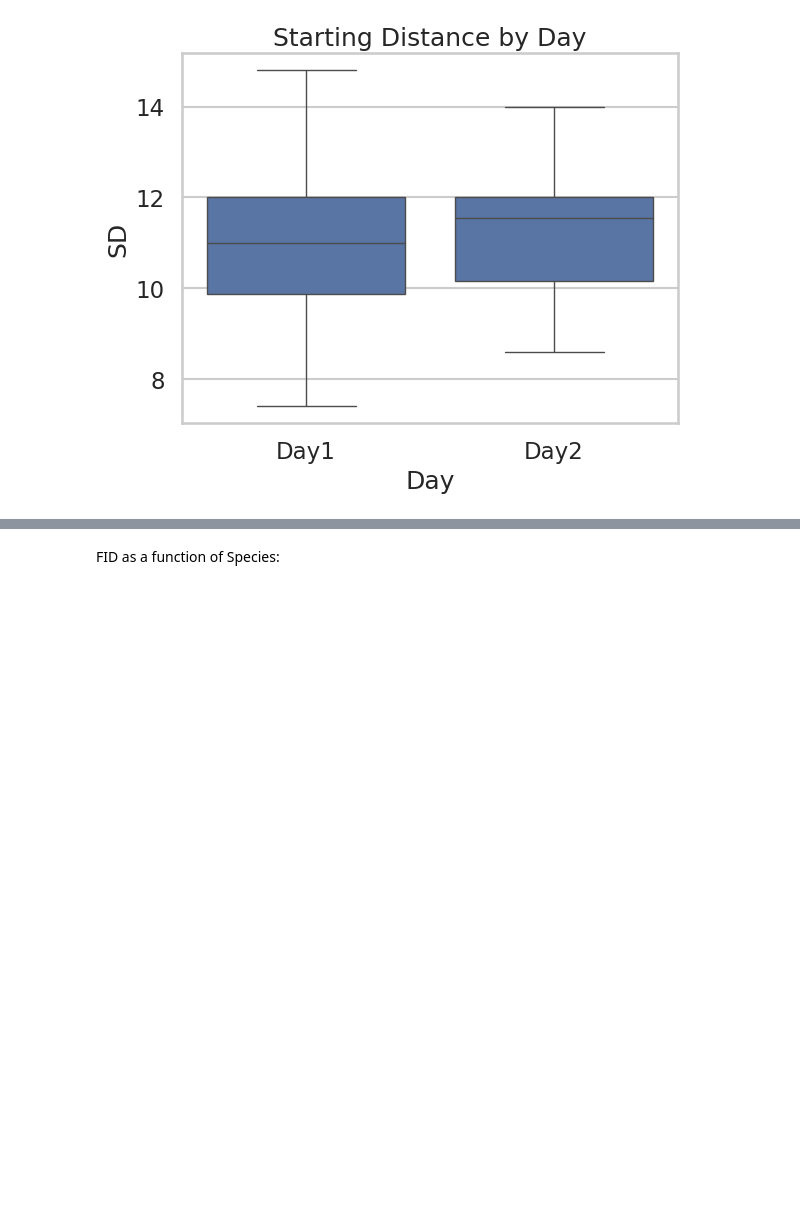
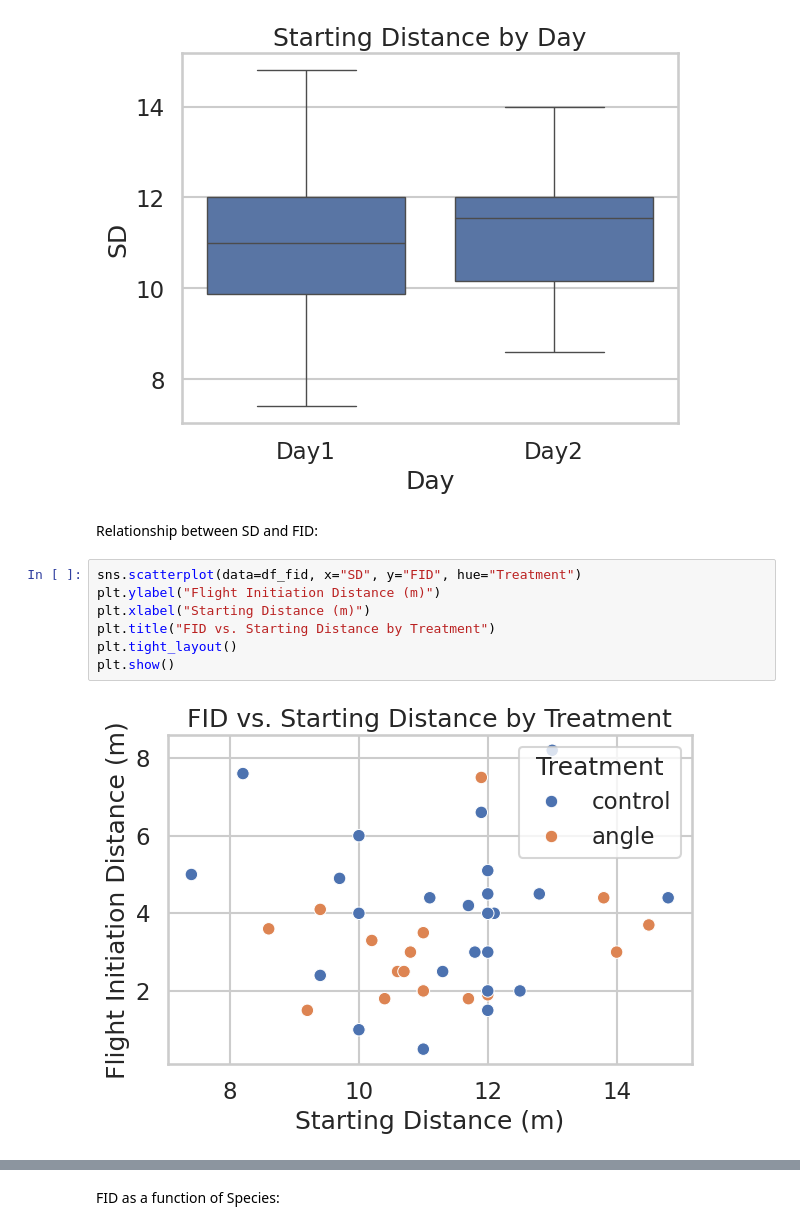
Before and after one commit to NickBonnTAU/Study-Lab, a Jupyter notebook: FID.ipynb, the cells around one changed output, grey strips where cells are left out. Cells and saved outputs as stored; diff of their text form; blank space fills up the shorter version.

```diff
--- a/FID.ipynb
+++ b/FID.ipynb
@@ -326,3 +317,14 @@ plt.title("Starting Distance by Day")
 plt.show()
 # %% [output]
 [figure]
+# %% [markdown]
+Relationship between SD and FID:
+# %%
+sns.scatterplot(data=df_fid, x="SD", y="FID", hue="Treatment")
+plt.ylabel("Flight Initiation Distance (m)")
+plt.xlabel("Starting Distance (m)")
+plt.title("FID vs. Starting Distance by Treatment")
+plt.tight_layout()
+plt.show()
+# %% [output]
+[figure, added]
```
Also changed, not shown: parts of 18 cells of this notebook.
